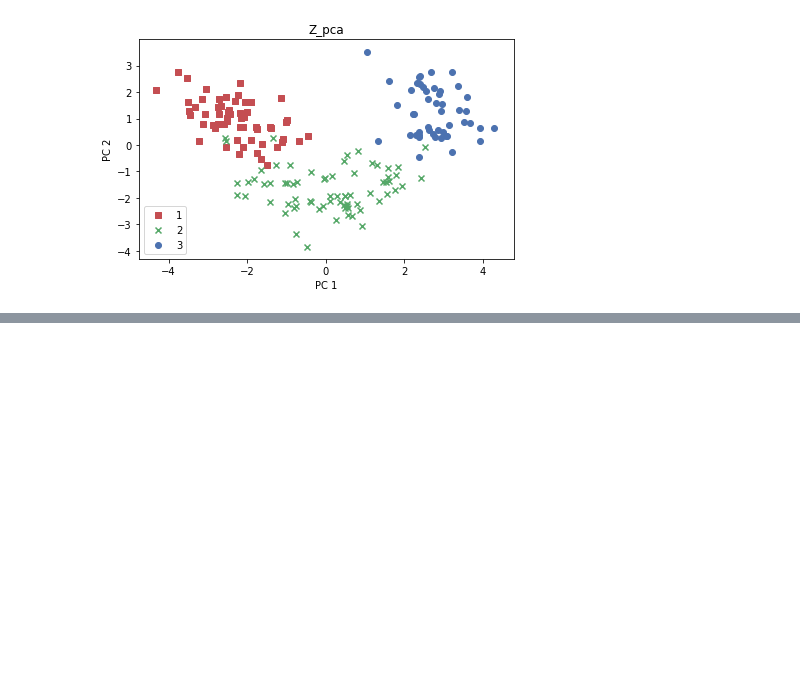
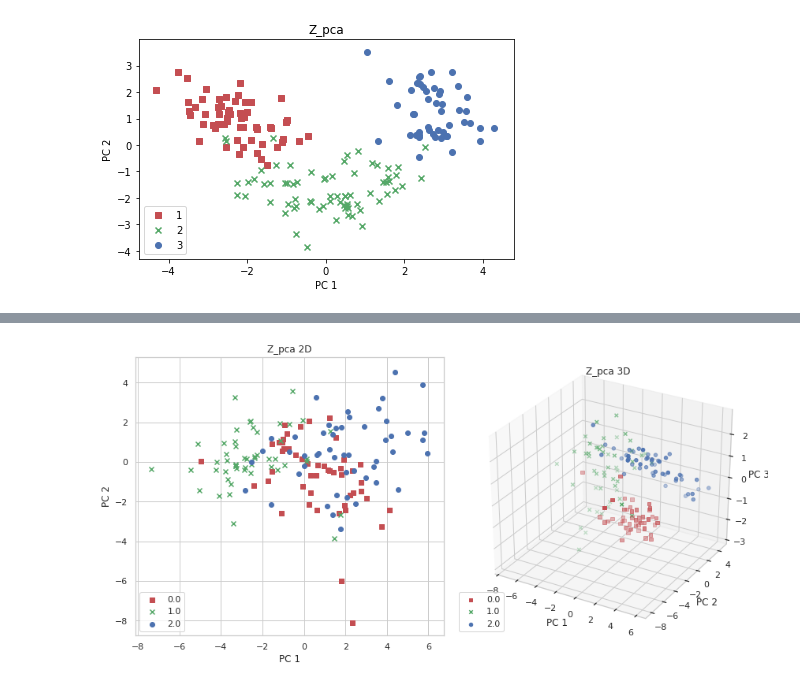
Before and after one commit to JIElite/A-piece-of-ML, a Jupyter notebook: PCA.ipynb, the cells around one changed output, grey strips where cells are left out. Saved outputs shown, nothing was run; the diff lists cells and outputs as text; code cells hidden in the pictures; blank space fills up the shorter version.

```diff
--- a/PCA.ipynb
+++ b/PCA.ipynb
@@ -239,0 +256,72 @@ Unique Class Labels:
+# %%
+# preprocessing by z-normalization
+sc = StandardScaler()
+Z = sc.fit_transform(X_load)
+R = np.dot(Z.T, Z) / df_load.shape[0]
+
+eigen_vals, eigen_vecs = np.linalg.eigh(R)
+eigen_pairs = [(np.abs(eigen_vals[i]), eigen_vecs[:,i]) for i in range(len(eigen_vals))]
+
+eigen_pairs.sort(reverse=True)
+W_2D = np.hstack((
+    eigen_pairs[0][1][:, np.newaxis],
+    eigen_pairs[1][1][:, np.newaxis],
+    ))
+# %%
+sns.set(style='whitegrid', context='notebook')
+
+from mpl_toolkits.mplot3d import Axes3D
+
+Z_pca2 = Z.dot(W_2D)
+
+# plot settnigs
+colors = ['r', 'g', 'b']
+markers = ['s', 'x', 'o']
+fig = plt.figure(figsize=(12, 6))
+
+# plot 2D
+# fig.add_subplot(nrows, ncols, index)
+# param:
+# - nrows: 這個圖共有幾個row
+# - ncols: 這個圖共有幾個col
+# - index: 這個圖的所在位置
+plt2 = fig.add_subplot(1, 2, 1)
+for l, c, m in zip(np.unique(Y_load.values), colors, markers):
+    plt.scatter(Z_pca2[Y_load.values==l, 0],
+               Z_pca2[Y_load.values==l, 1],
+                c=c, label=l, marker=m
+               )
+
+plt.title('Z_pca 2D')
+plt.xlabel('PC 1')
+plt.ylabel('PC 2')
+plt.legend(loc='lower left')
+plt.tight_layout()
+
+# plot 3D
+plt3 = fig.add_subplot(1, 2, 2, projection='3d')
+
+
+W_3D = np.hstack([eigen_pairs[i][1][:, np.newaxis] for i in range(3)])
+Z_pca3 = Z.dot(W_3D)
+
+for l, c, m in zip(np.unique(Y_load.values), colors, markers):
+    plt3.scatter(Z_pca3[Y_load.values==l, 0],
+               Z_pca3[Y_load.values==l, 1],
+               Z_pca3[Y_load.values==l, 2],
+               c=c, label=l, marker=m)
+
+plt.title('Z_pca 3D')
+plt3.set_xlabel('PC 1')
+plt3.set_ylabel('PC 2')
+plt3.set_zlabel('PC 3')
+plt.legend(loc='lower left')
+plt.tight_layout()
+
+if not os.path.exists('./output'):
+    os.makedirs('./output')
+
+plt.savefig('./output/pca-3d.png', dpi=300)
+plt.show()
+# %% [output]
+[figure, added]
```
Also changed, not shown: parts of 5 cells of this notebook.
